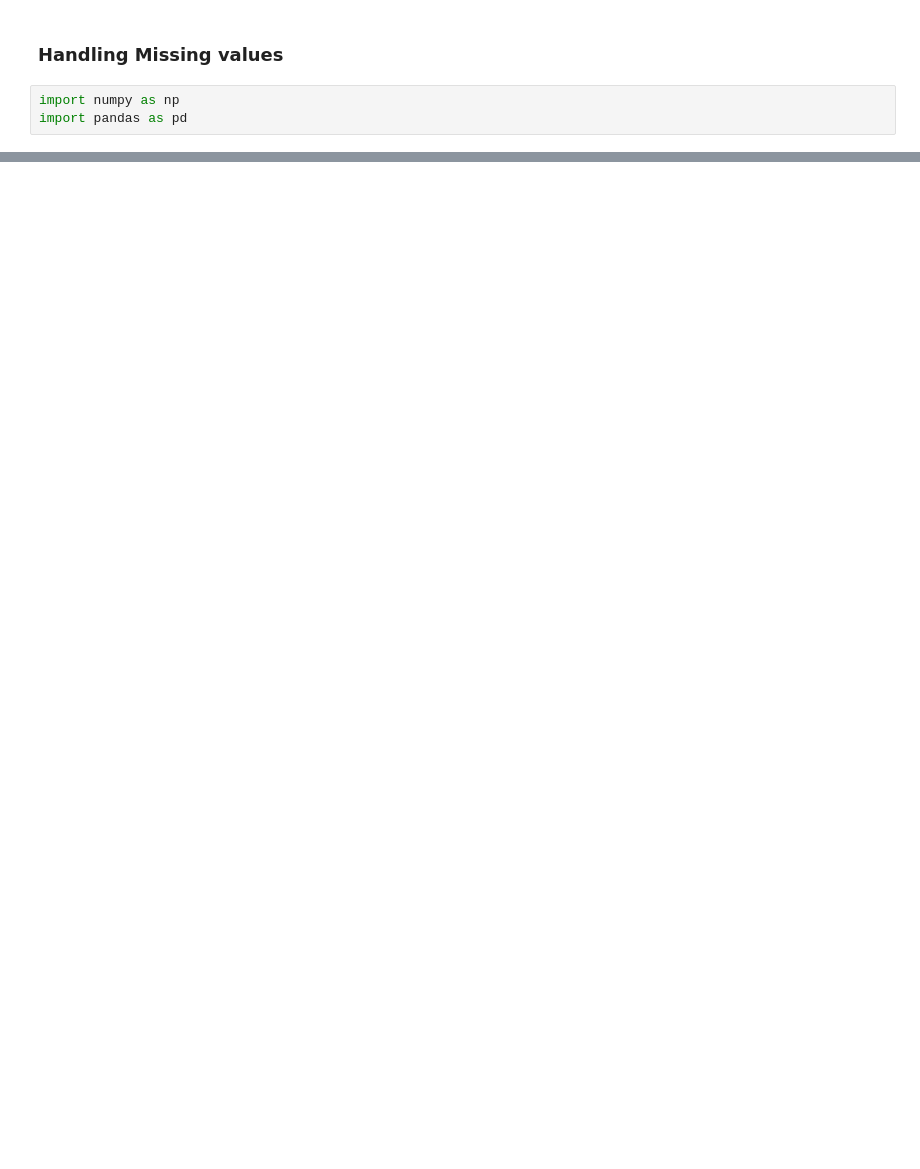
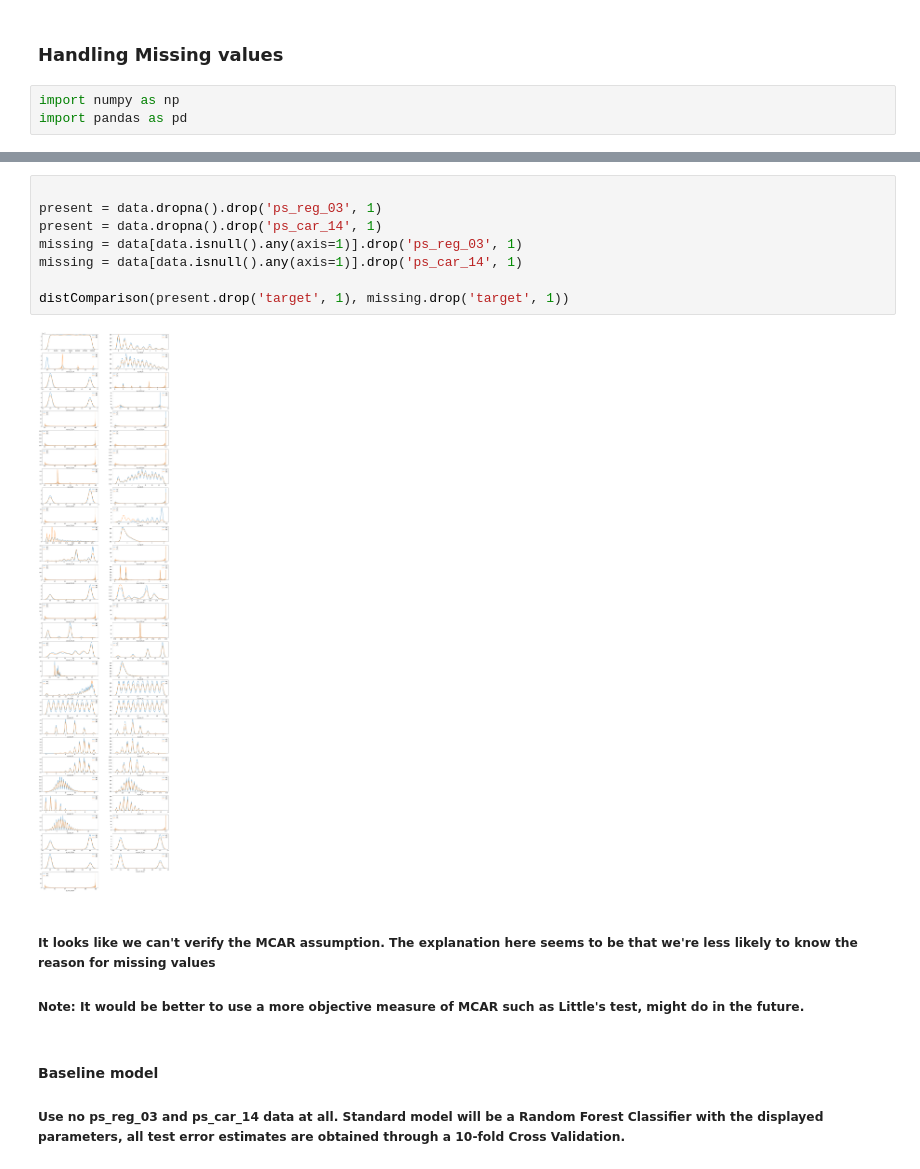
Before and after one commit to siddharthoza/100_days_of_ML_Day_3, a Jupyter notebook: Day 3.ipynb, the cells around one changed output, grey strips where cells are left out. Cells and saved outputs as stored; diff of their text form; blank space fills up the shorter version.

```diff
--- a/Day 3.ipynb
+++ b/Day 3.ipynb
@@ -64,0 +170,16 @@ newData.shape
+# %%
+
+present = data.dropna().drop('ps_reg_03', 1)
+present = data.dropna().drop('ps_car_14', 1)
+missing = data[data.isnull().any(axis=1)].drop('ps_reg_03', 1)
+missing = data[data.isnull().any(axis=1)].drop('ps_car_14', 1)
+
+distComparison(present.drop('target', 1), missing.drop('target', 1))
+# %% [output]
+[figure, added]
+# %% [markdown]
+##### It looks like we can't verify the MCAR assumption. The explanation here seems to be that we're less likely to know the reason for missing values
+##### Note: It would be better to use a more objective measure of MCAR such as Little's test, might do in the future.
+# %% [markdown]
+#### Baseline model
+##### Use no ps_reg_03 and ps_car_14 data at all. Standard model will be a Random Forest Classifier with the displayed parameters, all test error estimates are obtained through a 10-fold Cross Validation.
```
Also changed, not shown: parts of 35 cells of this notebook.
